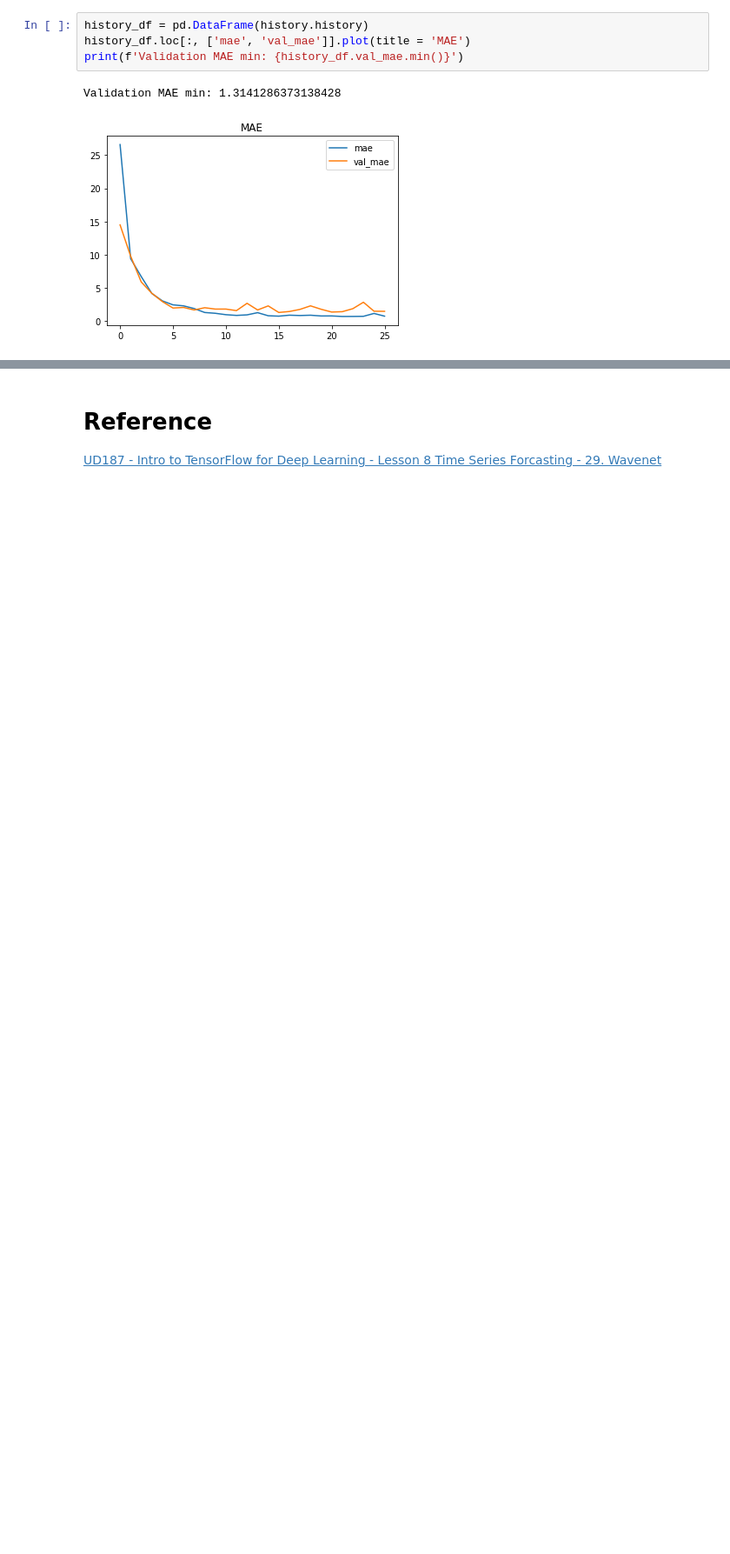
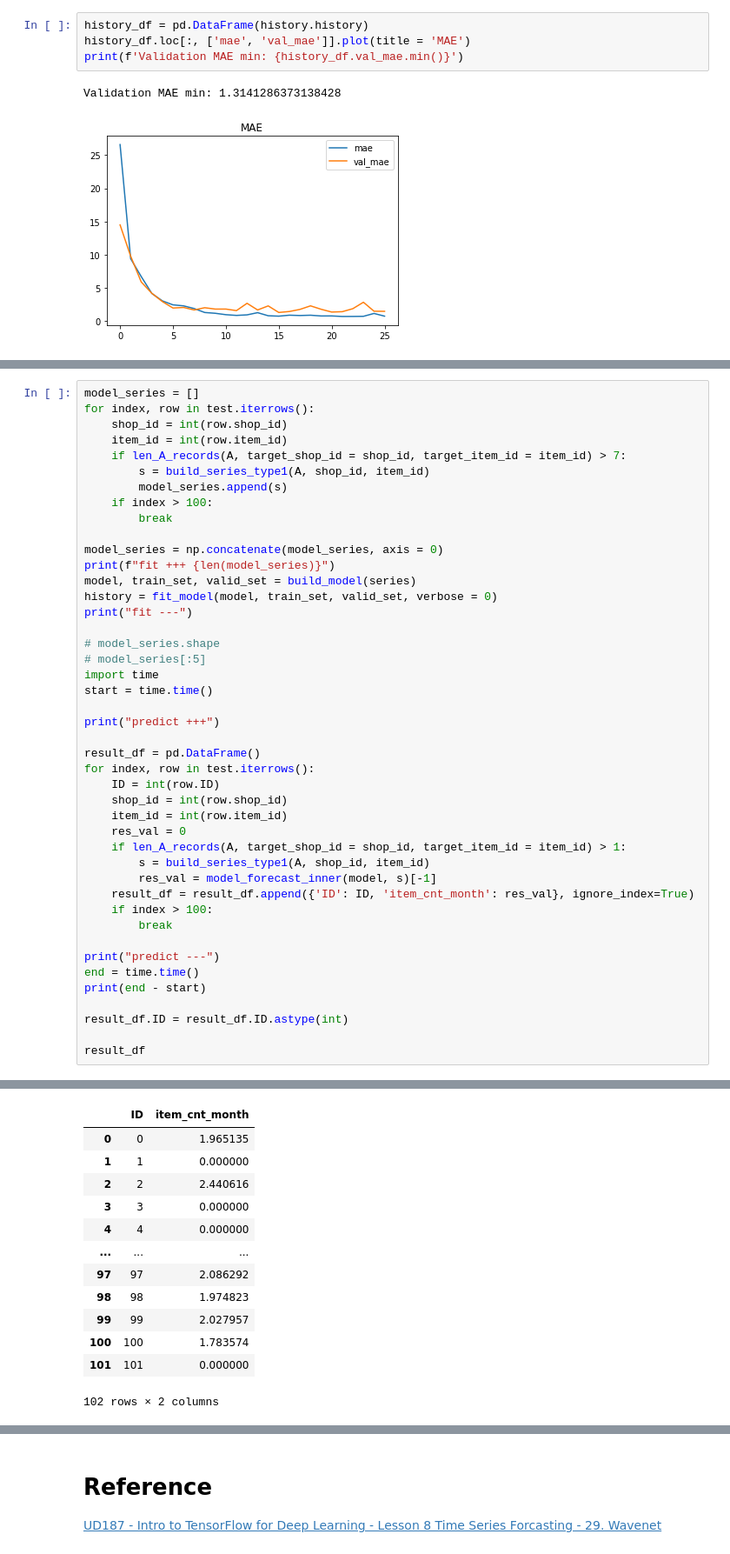
Before and after one commit to chiahsun/problem_solving, a Jupyter notebook: kaggle/competitive-data-science-predict-future-sales/CNN.ipynb, the cells around one changed output, grey strips where cells are left out. Shown at 87% size. Saved outputs shown, nothing was run; the diff lists cells and outputs as text; blank space fills up the shorter version.

```diff
--- a/kaggle/competitive-data-science-predict-future-sales/CNN.ipynb
+++ b/kaggle/competitive-data-science-predict-future-sales/CNN.ipynb
@@ -486,0 +506,45 @@ cnn_forecast.shape
+# %%
+model_series = []
+for index, row in test.iterrows():
+    shop_id = int(row.shop_id)
+    item_id = int(row.item_id)
+    if len_A_records(A, target_shop_id = shop_id, target_item_id = item_id) > 7:
+        s = build_series_type1(A, shop_id, item_id)
+        model_series.append(s)
+    if index > 100:
+        break
+
+model_series = np.concatenate(model_series, axis = 0)
+print(f"fit +++ {len(model_series)}")
+model, train_set, valid_set = build_model(series)
+history = fit_model(model, train_set, valid_set, verbose = 0)
+print("fit ---")
+
+# model_series.shape
+# model_series[:5]
+import time
+start = time.time()
+
+print("predict +++")
+
+result_df = pd.DataFrame()
+for index, row in test.iterrows():
+    ID = int(row.ID)
+    shop_id = int(row.shop_id)
+    item_id = int(row.item_id)
+    res_val = 0
+    if len_A_records(A, target_shop_id = shop_id, target_item_id = item_id) > 1:
+        s = build_series_type1(A, shop_id, item_id)
+        res_val = model_forecast_inner(model, s)[-1]
+    result_df = result_df.append({'ID': ID, 'item_cnt_month': res_val}, ignore_index=True)
+    if index > 100:
+        break
+
+print("predict ---")
+end = time.time()
+print(end - start)
+
+result_df.ID = result_df.ID.astype(int)
+
+result_df
+# %% [output]
@@ -486,0 +556,13 @@ cnn_forecast.shape
+|  | ID | item_cnt_month |
+| 0 | 0 | 1.965135 |
+| 1 | 1 | 0.000000 |
+| 2 | 2 | 2.440616 |
+| 3 | 3 | 0.000000 |
+| 4 | 4 | 0.000000 |
+| ... | ... | ... |
+| 97 | 97 | 2.086292 |
+| 98 | 98 | 1.974823 |
+| 99 | 99 | 2.027957 |
+| 100 | 100 | 1.783574 |
+| 101 | 101 | 0.000000 |
+102 rows × 2 columns
```
Also changed, not shown: parts of 15 cells of this notebook.
